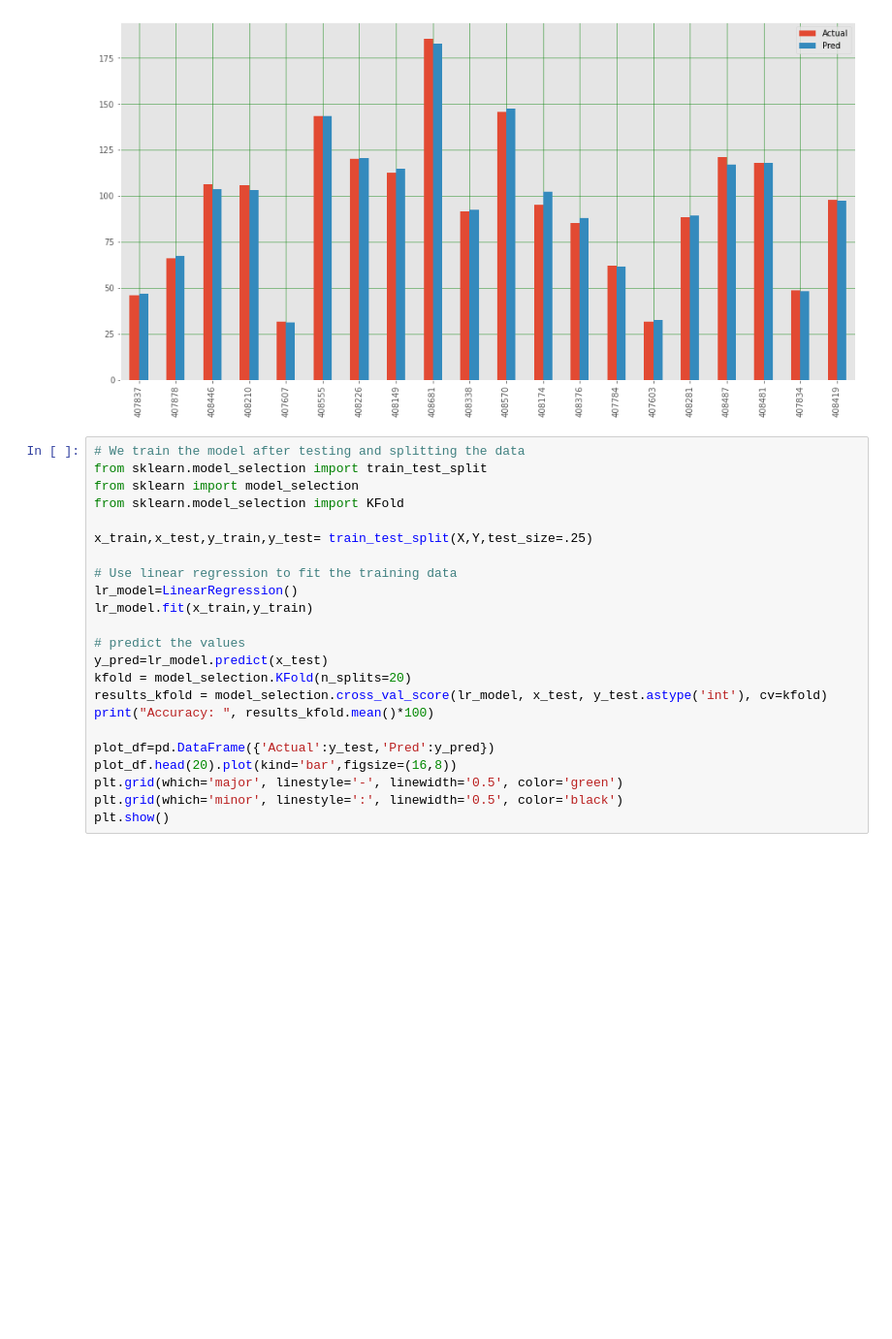
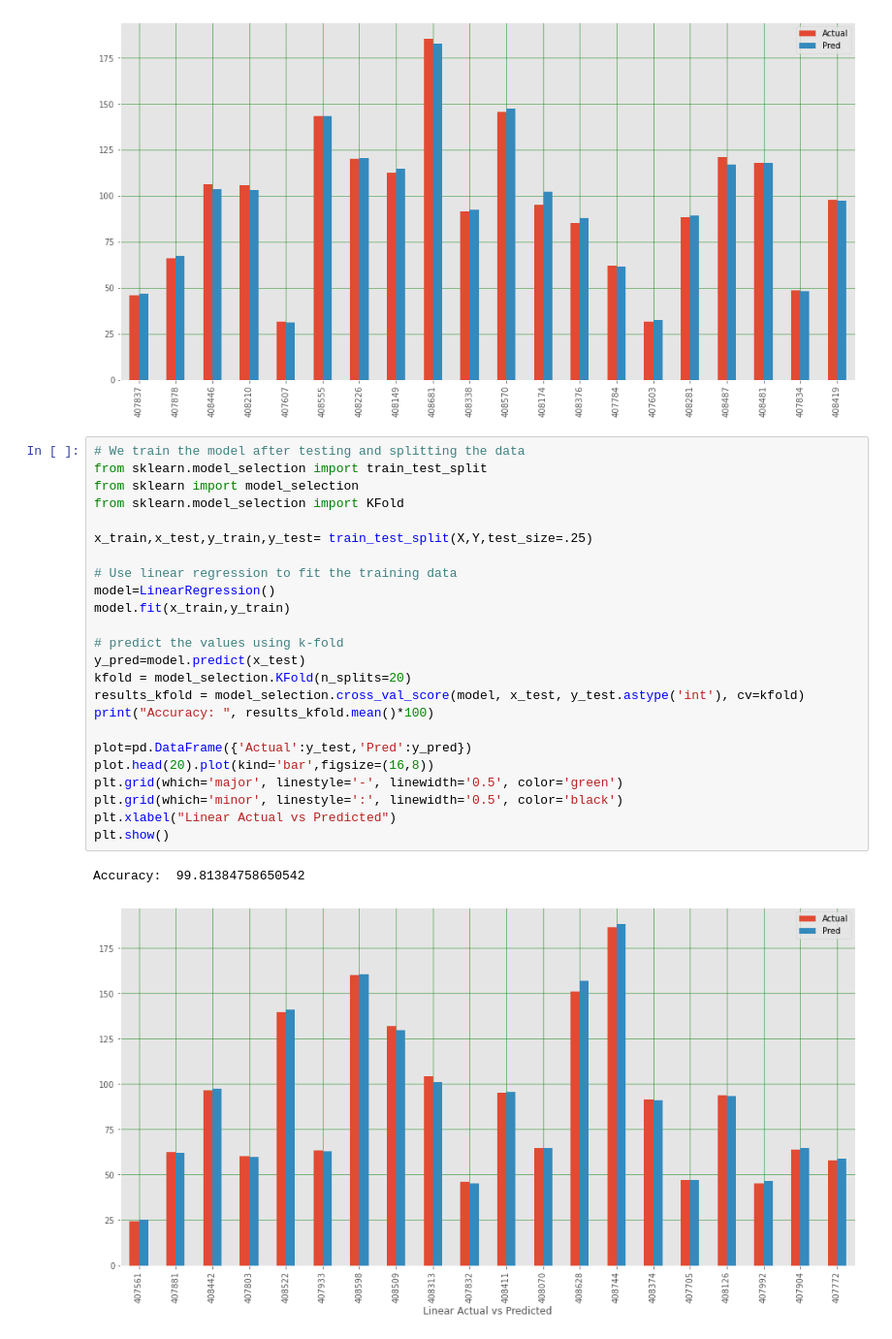
Before and after one commit to Akshantjain/cs418project, a Jupyter notebook: Final-Project.ipynb, the cells around one changed output. Shown at 97% size. Saved outputs shown, nothing was run; the diff lists cells and outputs as text; blank space fills up the shorter version.

```diff
--- a/Final-Project.ipynb
+++ b/Final-Project.ipynb
@@ -243,23 +243,27 @@ Accuracy:  99.82671065594631
 # %%
 # We train the model after testing and splitting the data
 from sklearn.model_selection import train_test_split
 from sklearn import model_selection
 from sklearn.model_selection import KFold
 
 x_train,x_test,y_train,y_test= train_test_split(X,Y,test_size=.25)
 
 # Use linear regression to fit the training data
-lr_model=LinearRegression()
-lr_model.fit(x_train,y_train)
+model=LinearRegression()
+model.fit(x_train,y_train)
 
-# predict the values
-y_pred=lr_model.predict(x_test)
+# predict the values using k-fold
+y_pred=model.predict(x_test)
 kfold = model_selection.KFold(n_splits=20)
-results_kfold = model_selection.cross_val_score(lr_model, x_test, y_test.astype('int'), cv=kfold)
+results_kfold = model_selection.cross_val_score(model, x_test, y_test.astype('int'), cv=kfold)
 print("Accuracy: ", results_kfold.mean()*100)
 
-plot_df=pd.DataFrame({'Actual':y_test,'Pred':y_pred})
-plot_df.head(20).plot(kind='bar',figsize=(16,8))
+plot=pd.DataFrame({'Actual':y_test,'Pred':y_pred})
+plot.head(20).plot(kind='bar',figsize=(16,8))
 plt.grid(which='major', linestyle='-', linewidth='0.5', color='green')
 plt.grid(which='minor', linestyle=':', linewidth='0.5', color='black')
+plt.xlabel("Linear Actual vs Predicted")
 plt.show()
+# %% [output]
+Accuracy:  99.81384758650542
+[figure, added]
```
Also changed, not shown: parts of 1 cell of this notebook.
